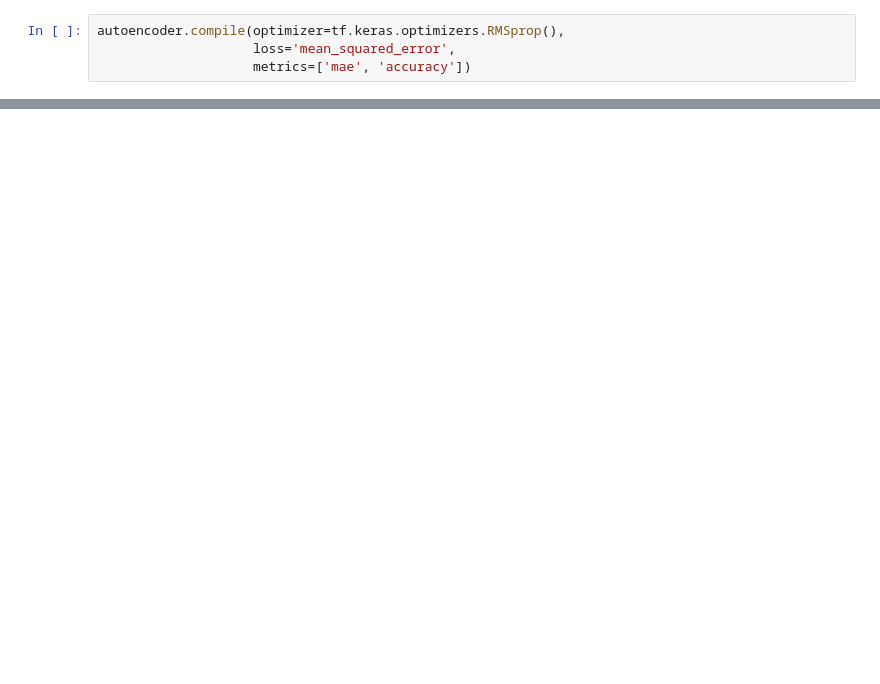
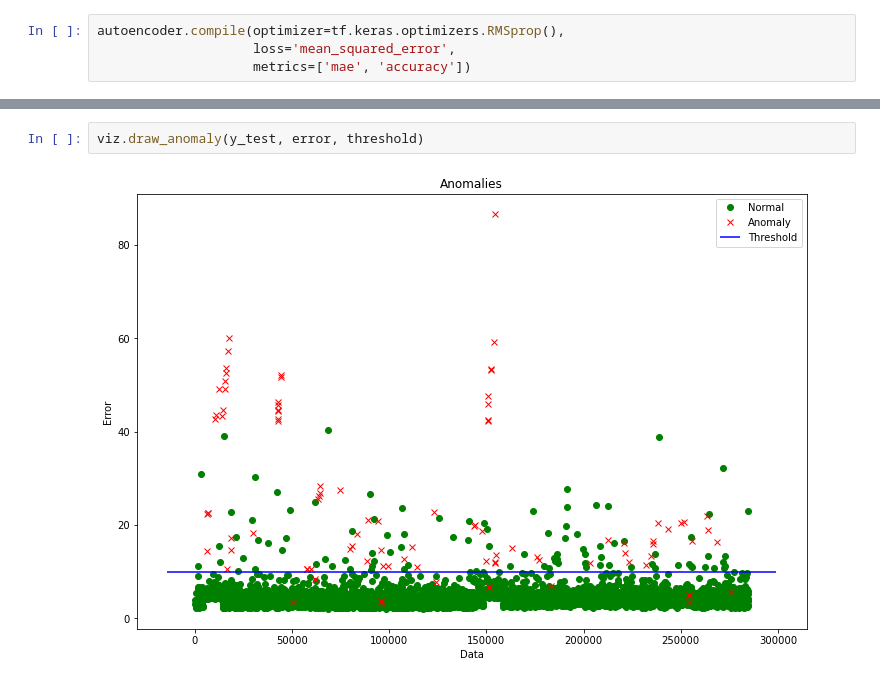
Before and after one commit to devgunho/Anomaly-Detection_using_DL, a Jupyter notebook: 05_Deep Autoencoder.ipynb, the cells around one changed output, grey strips where cells are left out. Drawn from its saved outputs; the diff is of its cells as text; blank space fills up the shorter version.

```diff
--- a/05_Deep Autoencoder.ipynb
+++ b/05_Deep Autoencoder.ipynb
@@ -181,0 +262,4 @@ for idx, (is_anomaly, y_dist) in enumerate(z):
+# %%
+viz.draw_anomaly(y_test, error, threshold)
+# %% [output]
+[figure, added]
```
Also changed, not shown: parts of 11 cells of this notebook, 1 other file.
